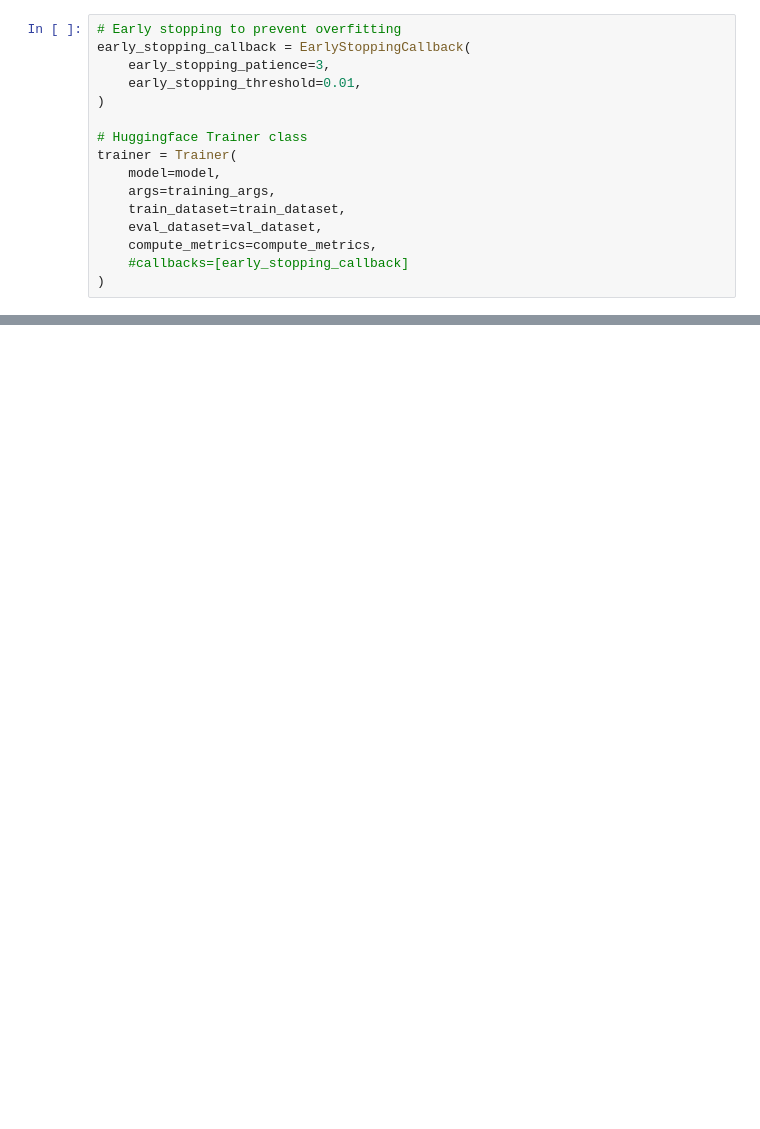
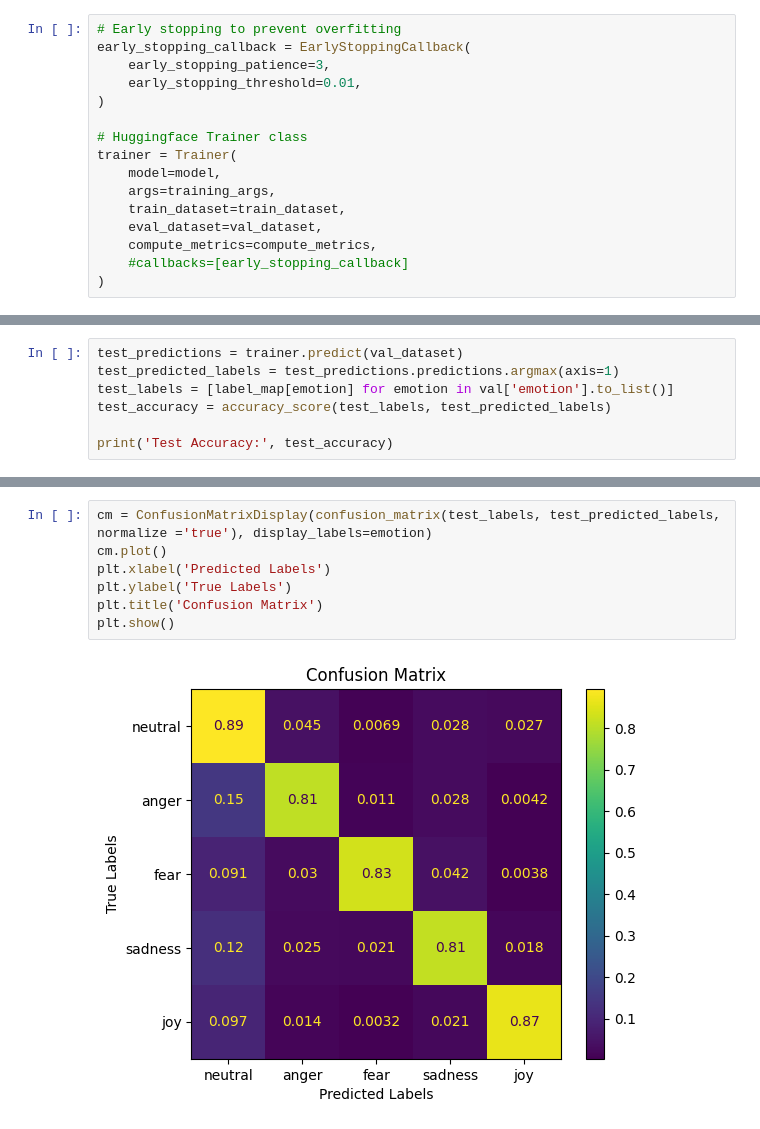
Before and after one commit to congyoua/CSC413Final, a Jupyter notebook: model.ipynb, the cells around one changed output, grey strips where cells are left out. Cells and saved outputs as stored; diff of their text form; blank space fills up the shorter version.

```diff
--- a/model.ipynb
+++ b/model.ipynb
@@ -212,0 +247,7 @@ KeyboardInterrupt:
+# %%
+test_predictions = trainer.predict(val_dataset)
+test_predicted_labels = test_predictions.predictions.argmax(axis=1)
+test_labels = [label_map[emotion] for emotion in val['emotion'].to_list()]
+test_accuracy = accuracy_score(test_labels, test_predicted_labels)
+
+print('Test Accuracy:', test_accuracy)
@@ -212,0 +275,9 @@ KeyboardInterrupt:
+# %%
+cm = ConfusionMatrixDisplay(confusion_matrix(test_labels, test_predicted_labels, normalize ='true'), display_labels=emotion)
+cm.plot()
+plt.xlabel('Predicted Labels')
+plt.ylabel('True Labels')
+plt.title('Confusion Matrix')
+plt.show()
+# %% [output]
+[figure, added]
```
Also changed, not shown: parts of 14 cells of this notebook.
